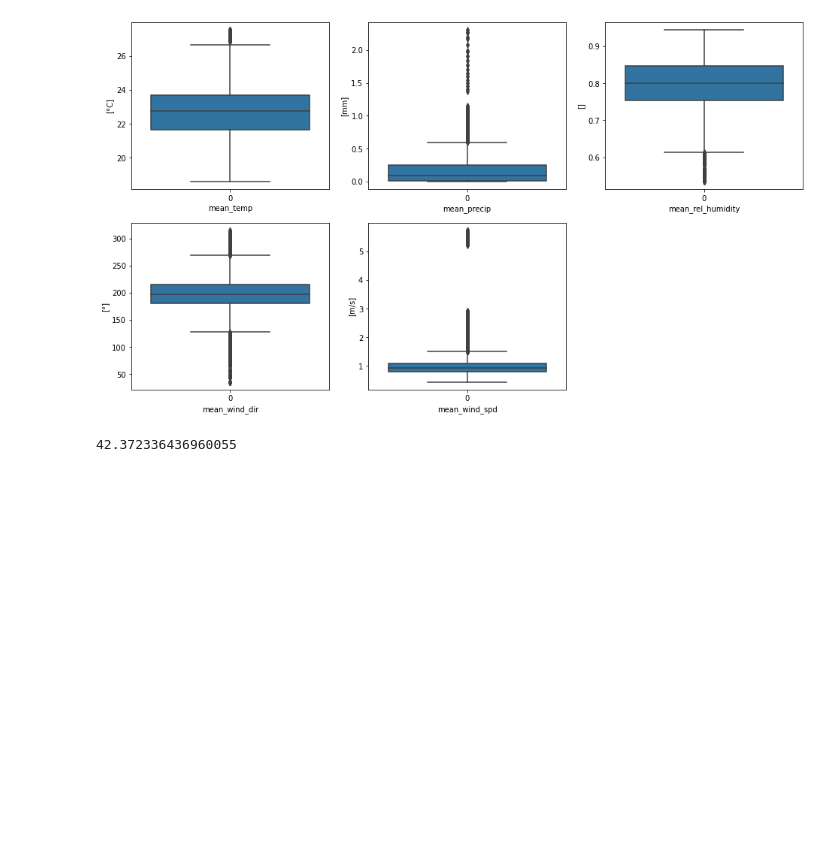
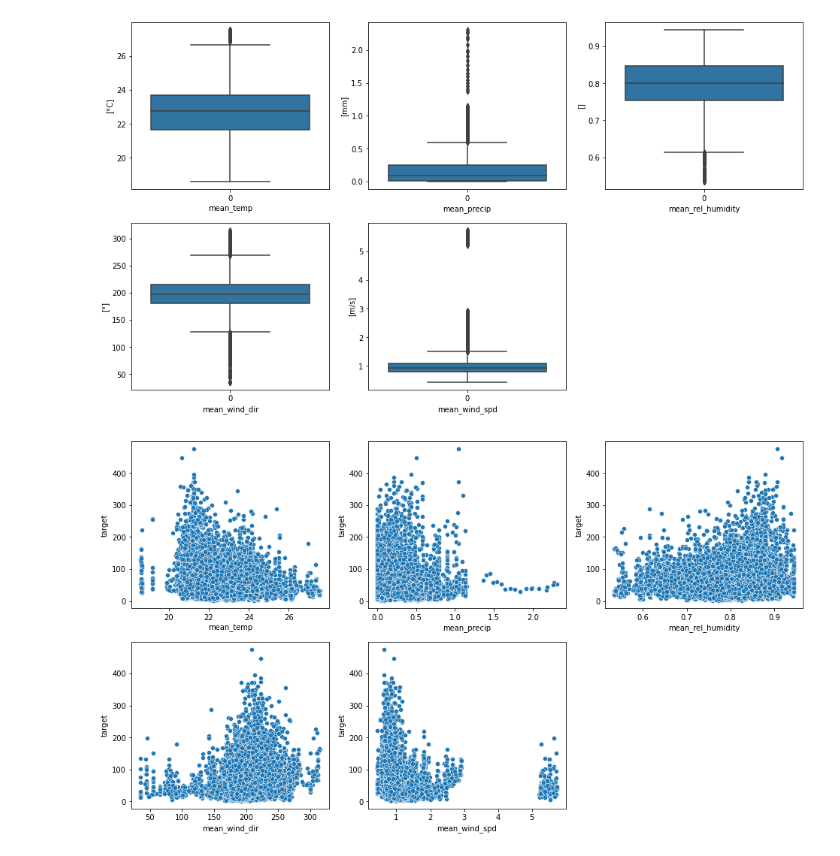
Before and after one commit to JeromeSauer/Project2_AirQuality, a Jupyter notebook: Project2_EDA.ipynb, the cells around one changed output. Saved outputs shown, nothing was run; the diff lists cells and outputs as text; code cells hidden in the pictures; blank space fills up the shorter version.

Commit message:
Notebooks_EDA_Modelling_Notes_Jerome

```diff
--- a/Project2_EDA.ipynb
+++ b/Project2_EDA.ipynb
@@ -147,8 +155,3 @@ memory usage: 1.8+ MB
 # %%
 # define features for modelling part
 features = ['mean_temp','mean_precip','mean_rel_humidity','mean_wind_dir','mean_wind_spd']
-# %%
-# separate target and feature variables
-y = train_data.pop('target')
-X = train_data[features]
-X.head()
@@ -166,16 +162,18 @@ ax = np.reshape(ax,6)
 units = ['[°C]','[mm]','[]','[°]','[m/s]']
 
 for i,variable in enumerate(features):
-    sns.boxplot(data=X[variable],ax=ax[i])
+    sns.boxplot(data=train_data[variable],ax=ax[i])
     ax[i].set_xlabel(variable)
     ax[i].set_ylabel(units[i])
 ax[-1].remove()
 # %% [output]
 [figure]
-# %%
-# perform and evaluate baseline model
-y_pred_baseline = np.ones(y.shape[0]) * np.mean(y)
-score = RMSE(y,y_pred_baseline)
-print(score)
-# %% [output]
-42.372336436960055
+# %%
+fig,ax = plt.subplots(nrows=2,ncols=3,squeeze=False,figsize=(16,9))
+ax = np.reshape(ax,6)
+
+for i,feature in enumerate(features):
+    sns.scatterplot(x=train_data[feature], y=train_data['target'], ax=ax[i])
+ax[-1].remove()
+# %% [output]
+[figure, added]
```
Also changed, not shown: parts of 6 cells of this notebook, 2 other files.
